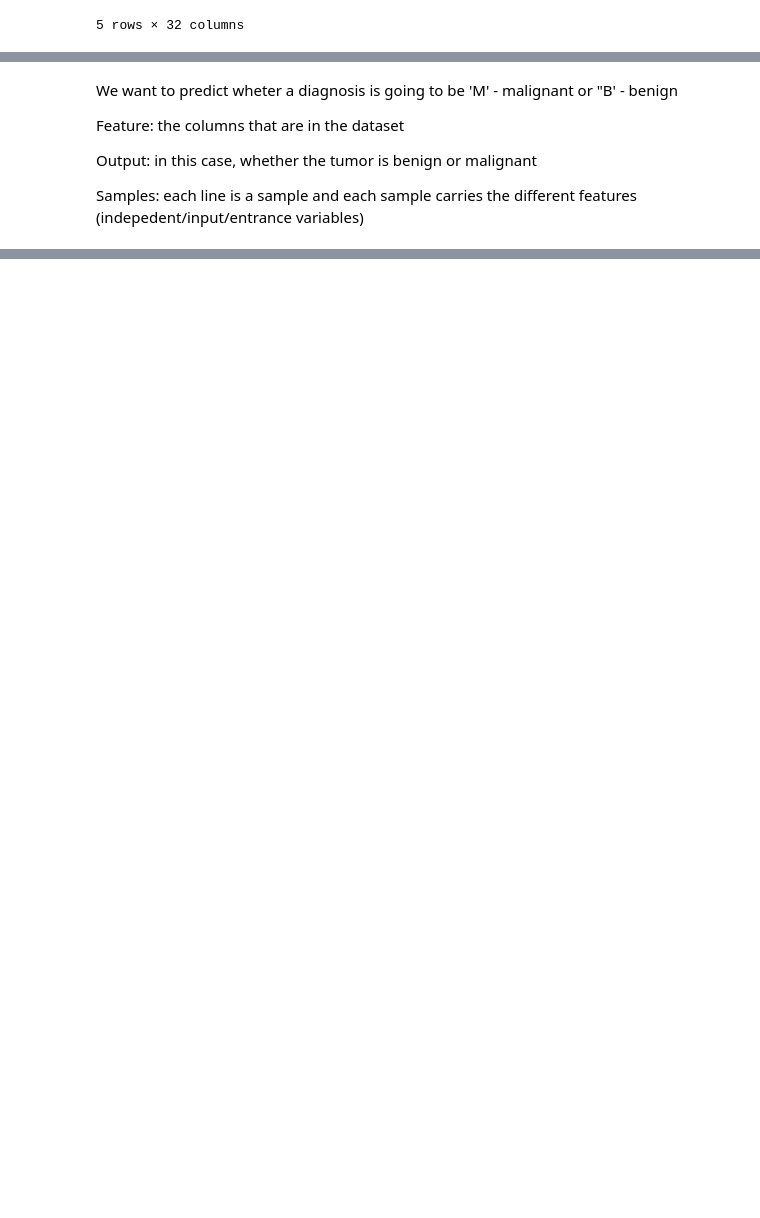
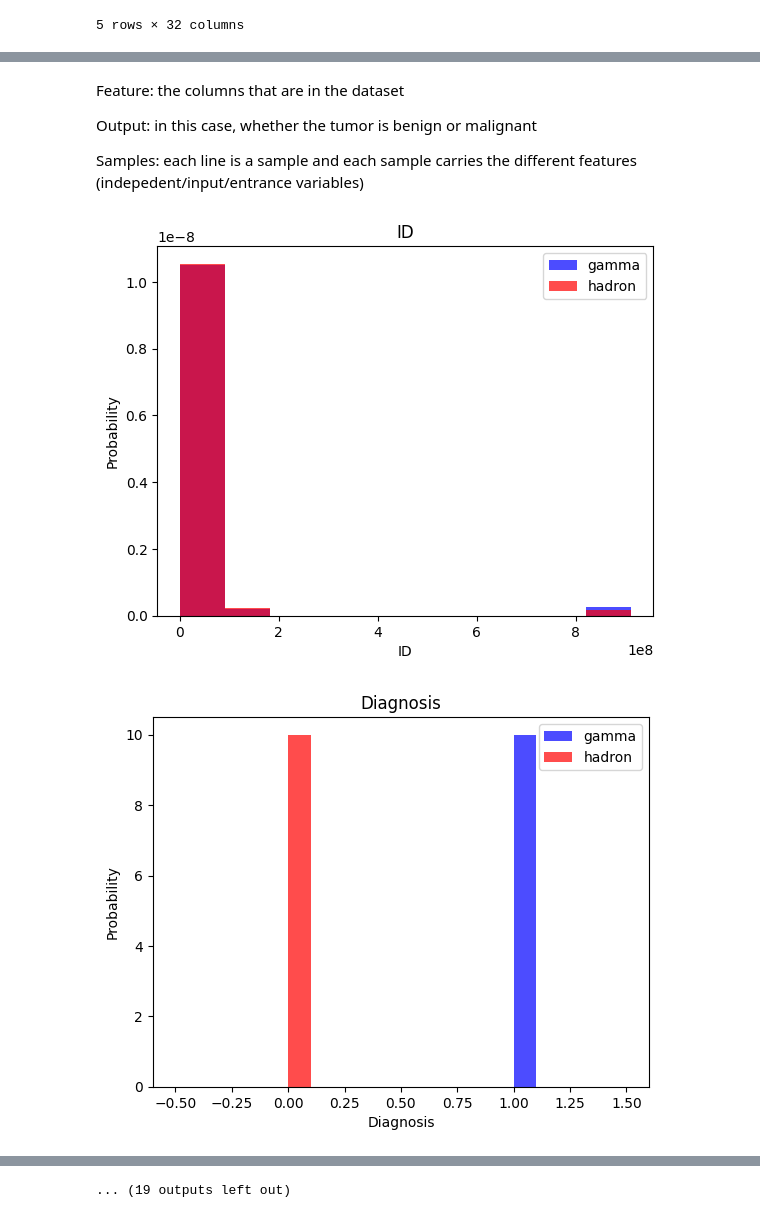
Before and after one commit to sargondzn/ml_course_freecodecamp, a Jupyter notebook: ML_Course_Kylie_Ying.ipynb, the cells around one changed output, grey strips where cells are left out. Drawn from its saved outputs; the diff is of its cells as text; code cells hidden in the pictures; blank space fills up the shorter version.

```diff
--- a/ML_Course_Kylie_Ying.ipynb
+++ b/ML_Course_Kylie_Ying.ipynb
@@ -31,8 +42,26 @@ array([1, 0])
 # %% [markdown]
-We want to predict wheter a diagnosis is going to be 'M' - malignant or "B' - benign
-
 Feature: the columns that are in the dataset
 
 Output: in this case, whether the tumor is benign or malignant
 
 Samples: each line is a sample and each sample carries the different features (indepedent/input/entrance variables)
+# %%
+#We want to create histograms that will help us understand how each feature's different numbers affect the probability of a cell's nuclei being benign or malignant.
+#This way, we can compare some behaviours and try to understand a little more of the correlation between some aspects of our features.
+#For example: if you analyse 'radious1', you will probably see that the bigger the nuclei gets, the bigger is the chance for it to be malignant
+
+
+for label in cols[:-1]:
+  plt.pyplot.hist(df[df["Diagnosis"]==1][label], color='blue', label='gamma', alpha=0.7, density=True)
+  plt.pyplot.hist(df[df["Diagnosis"]==0][label], color='red', label='hadron', alpha=0.7, density=True)
+  plt.pyplot.title(label)
+  plt.pyplot.ylabel("Probability")
+  plt.pyplot.xlabel(label)
+  plt.pyplot.legend()
+  plt.pyplot.show()
+
+#Malignant = Blue
+#Benign = Red
+# %% [output]
+[figure, added]
+[figure, added]
@@ -38,0 +78 @@ Samples: each line is a sample and each sample carries the different features (i
+... (19 outputs left out)
```
Also changed, not shown: parts of 7 cells of this notebook.
